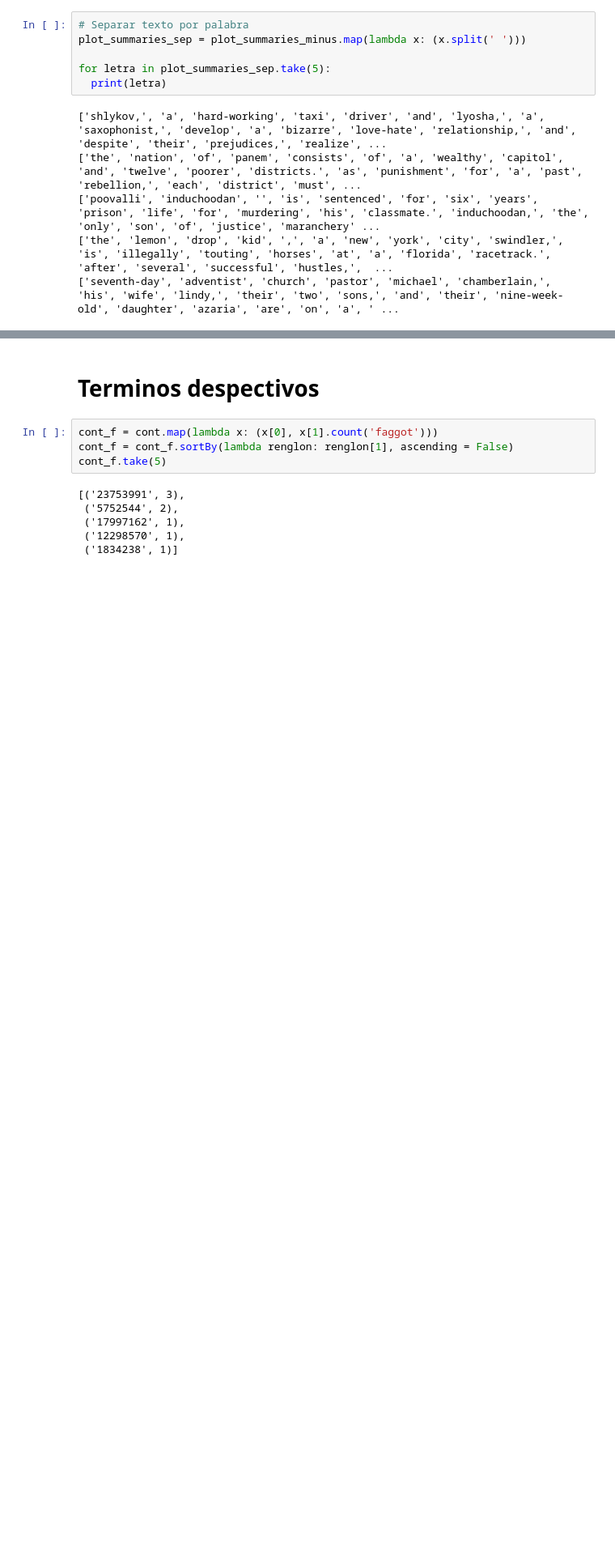
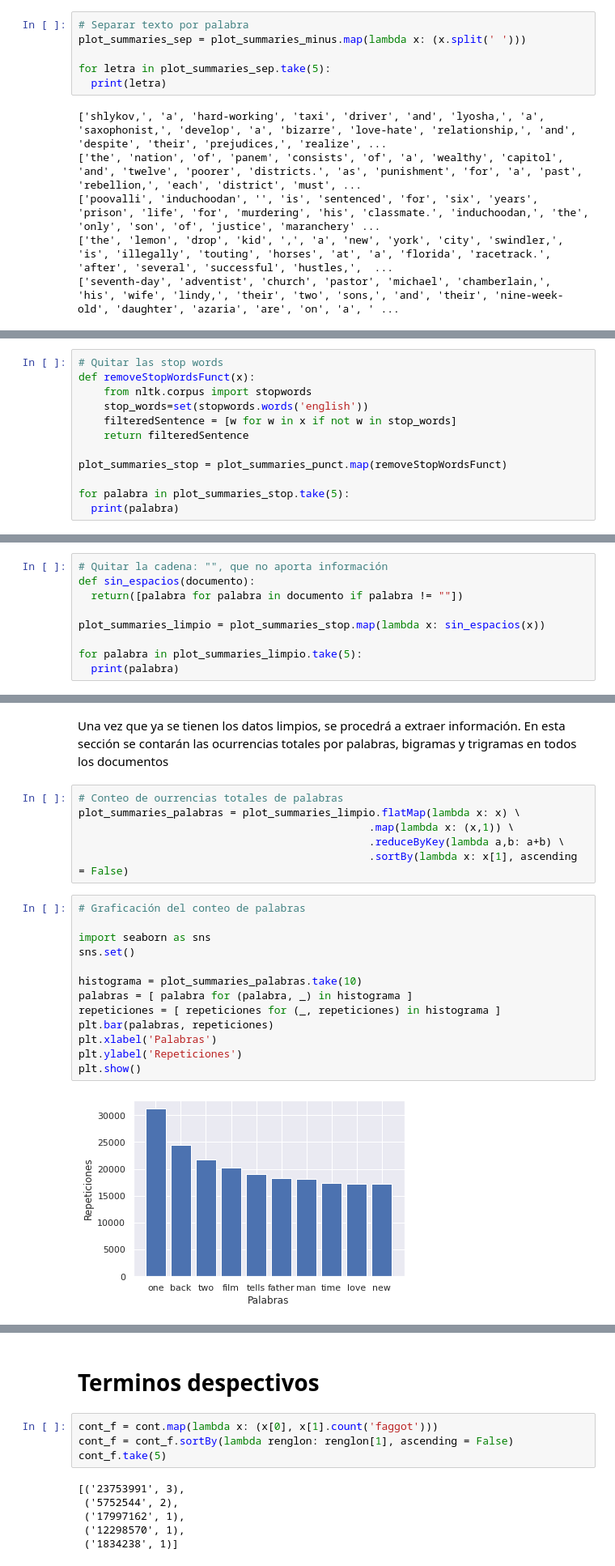
Before and after one commit to danielfrgs/2022_1-Datos-Masivos-I, a Jupyter notebook: Proyectos/P1/P1.ipynb, the cells around one changed output, grey strips where cells are left out. Shown at 81% size. Drawn from its saved outputs; the diff is of its cells as text; blank space fills up the shorter version.

```diff
--- a/Proyectos/P1/P1.ipynb
+++ b/Proyectos/P1/P1.ipynb
@@ -700,0 +435,12 @@ porcentaje('gay')
+# %%
+# Quitar las stop words
+def removeStopWordsFunct(x):
+    from nltk.corpus import stopwords
+    stop_words=set(stopwords.words('english'))
+    filteredSentence = [w for w in x if not w in stop_words]
+    return filteredSentence
+
+plot_summaries_stop = plot_summaries_punct.map(removeStopWordsFunct)
+
+for palabra in plot_summaries_stop.take(5):
+  print(palabra)
@@ -700,0 +453,9 @@ porcentaje('gay')
+# %%
+# Quitar la cadena: "", que no aporta información
+def sin_espacios(documento):
+  return([palabra for palabra in documento if palabra != ""])
+
+plot_summaries_limpio = plot_summaries_stop.map(lambda x: sin_espacios(x))
+
+for palabra in plot_summaries_limpio.take(5):
+  print(palabra)
@@ -700,0 +470,23 @@ porcentaje('gay')
+# %% [markdown]
+Una vez que ya se tienen los datos limpios, se procedrá a extraer información. En esta sección se contarán las ocurrencias totales por palabras, bigramas y trigramas en todos los documentos
+# %%
+# Conteo de ourrencias totales de palabras
+plot_summaries_palabras = plot_summaries_limpio.flatMap(lambda x: x) \
+                                              .map(lambda x: (x,1)) \
+                                              .reduceByKey(lambda a,b: a+b) \
+                                              .sortBy(lambda x: x[1], ascending = False)
+# %%
+# Graficación del conteo de palabras
+
+import seaborn as sns
+sns.set()
+
+histograma = plot_summaries_palabras.take(10)
+palabras = [ palabra for (palabra, _) in histograma ]
+repeticiones = [ repeticiones for (_, repeticiones) in histograma ]
+plt.bar(palabras, repeticiones)
+plt.xlabel('Palabras')
+plt.ylabel('Repeticiones')
+plt.show()
+# %% [output]
+[figure, added]
```
Also changed, not shown: parts of 133 cells of this notebook.
